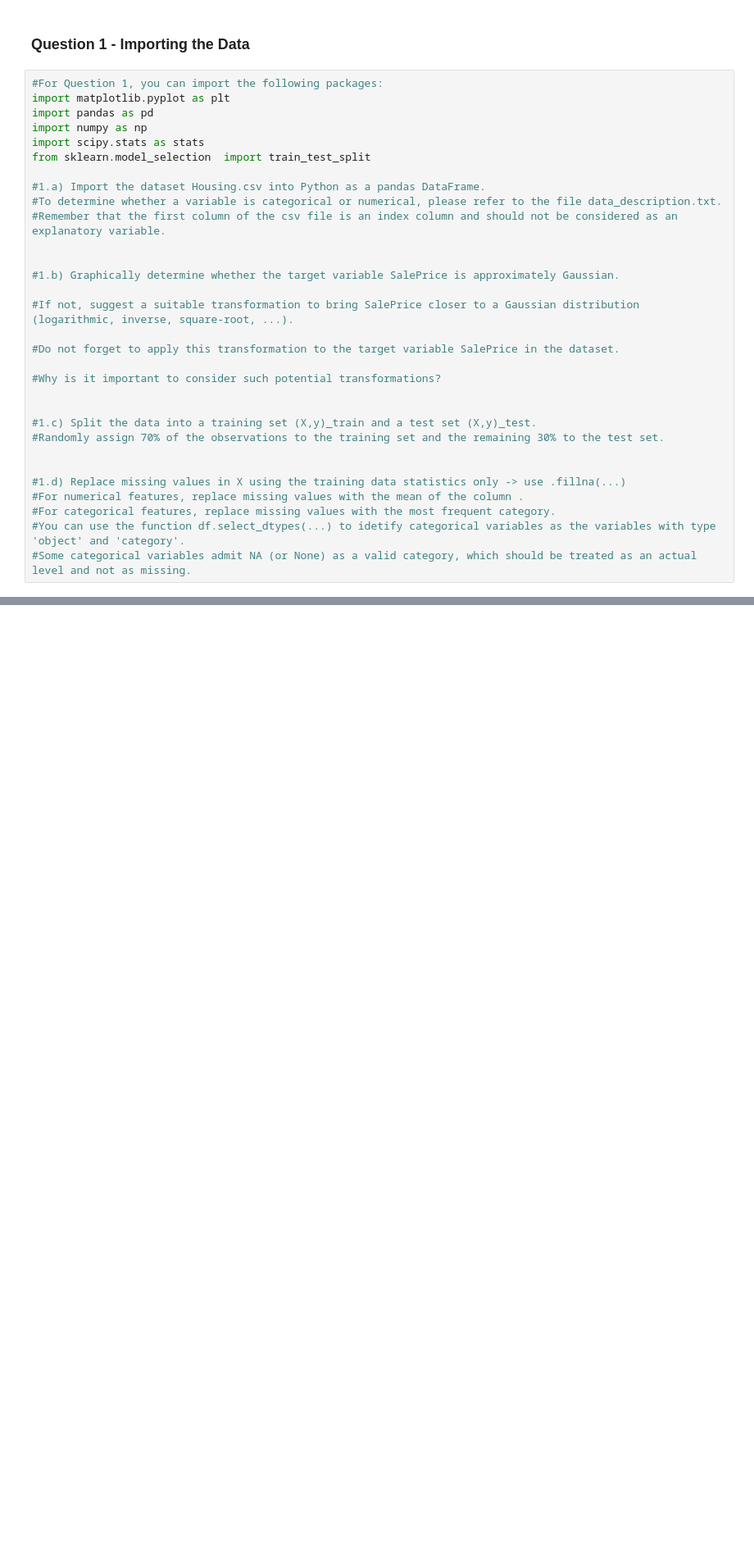
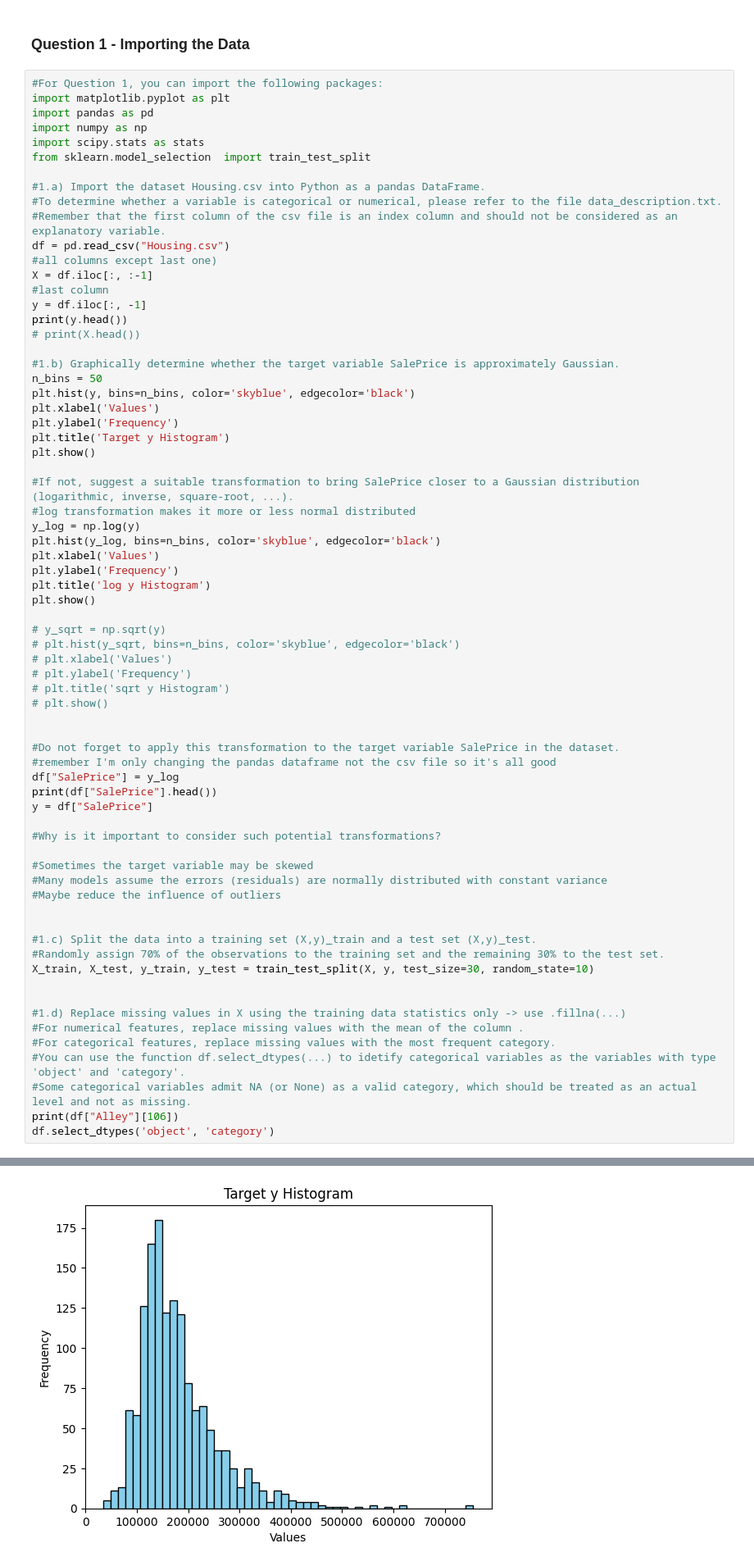
Before and after one commit to ankush-majmudar/MLFIN_project1, a Jupyter notebook: template1.ipynb, the cells around one changed output, grey strips where cells are left out. Shown at 82% size. Cells and saved outputs as stored; diff of their text form; blank space fills up the shorter version.

Commit message:
pandas review and some work on exercise 1

```diff
--- a/template1.ipynb
+++ b/template1.ipynb
@@ -23,19 +23,55 @@ from sklearn.model_selection  import train_test_split
 #1.a) Import the dataset Housing.csv into Python as a pandas DataFrame.
 #To determine whether a variable is categorical or numerical, please refer to the file data_description.txt.
 #Remember that the first column of the csv file is an index column and should not be considered as an explanatory variable.
+df = pd.read_csv("Housing.csv")
+#all columns except last one)
+X = df.iloc[:, :-1]
+#last column
+y = df.iloc[:, -1]
+print(y.head())
+# print(X.head())
+
+#1.b) Graphically determine whether the target variable SalePrice is approximately Gaussian.
+n_bins = 50
+plt.hist(y, bins=n_bins, color='skyblue', edgecolor='black')
+plt.xlabel('Values')
+plt.ylabel('Frequency')
+plt.title('Target y Histogram')
+plt.show()
+
+#If not, suggest a suitable transformation to bring SalePrice closer to a Gaussian distribution (logarithmic, inverse, square-root, ...).
+#log transformation makes it more or less normal distributed
+y_log = np.log(y)
+plt.hist(y_log, bins=n_bins, color='skyblue', edgecolor='black')
+plt.xlabel('Values')
+plt.ylabel('Frequency')
+plt.title('log y Histogram')
+plt.show()
+
+# y_sqrt = np.sqrt(y)
+# plt.hist(y_sqrt, bins=n_bins, color='skyblue', edgecolor='black')
+# plt.xlabel('Values')
+# plt.ylabel('Frequency')
+# plt.title('sqrt y Histogram')
+# plt.show()
 
 
-#1.b) Graphically determine whether the target variable SalePrice is approximately Gaussian.
-
-#If not, suggest a suitable transformation to bring SalePrice closer to a Gaussian distribution (logarithmic, inverse, square-root, ...).
-
 #Do not forget to apply this transformation to the target variable SalePrice in the dataset.
+#remember I'm only changing the pandas dataframe not the csv file so it's all good
+df["SalePrice"] = y_log
+print(df["SalePrice"].head())
+y = df["SalePrice"]
 
 #Why is it important to consider such potential transformations?
+
+#Sometimes the target variable may be skewed
+#Many models assume the errors (residuals) are normally distributed with constant variance
+#Maybe reduce the influence of outliers
 
 
 #1.c) Split the data into a training set (X,y)_train and a test set (X,y)_test.
 #Randomly assign 70% of the observations to the training set and the remaining 30% to the test set.
+X_train, X_test, y_train, y_test = train_test_split(X, y, test_size=30, random_state=10)
 
 
 #1.d) Replace missing values in X using the training data statistics only -> use .fillna(...)
@@ -43,3 +79,6 @@ from sklearn.model_selection  import train_test_split
 #For categorical features, replace missing values with the most frequent category.
 #You can use the function df.select_dtypes(...) to idetify categorical variables as the variables with type 'object' and 'category'.
 #Some categorical variables admit NA (or None) as a valid category, which should be treated as an actual level and not as missing.
+print(df["Alley"][106])
+df.select_dtypes('object', 'category')
+# %% [output]
@@ -45,0 +91 @@ from sklearn.model_selection  import train_test_split
+[figure, added]
```
Also changed, not shown: parts of 1 cell of this notebook, 1 other file.
